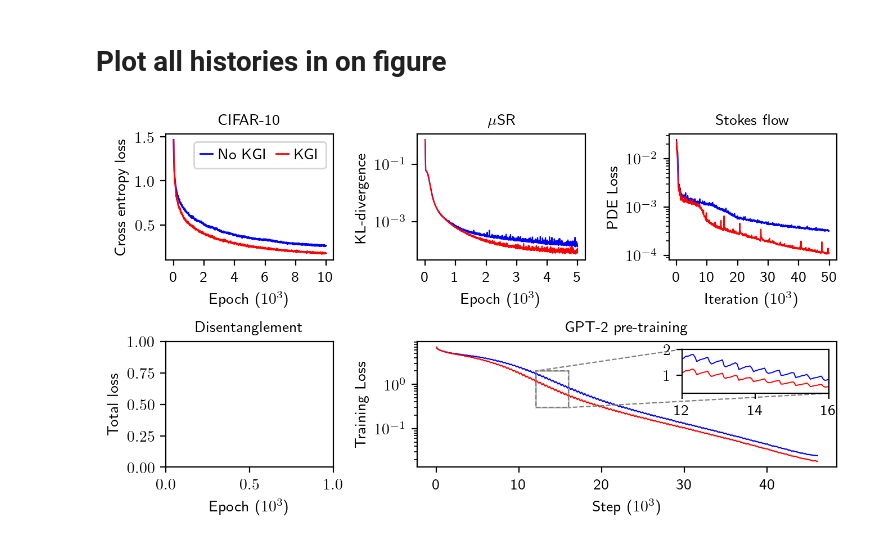
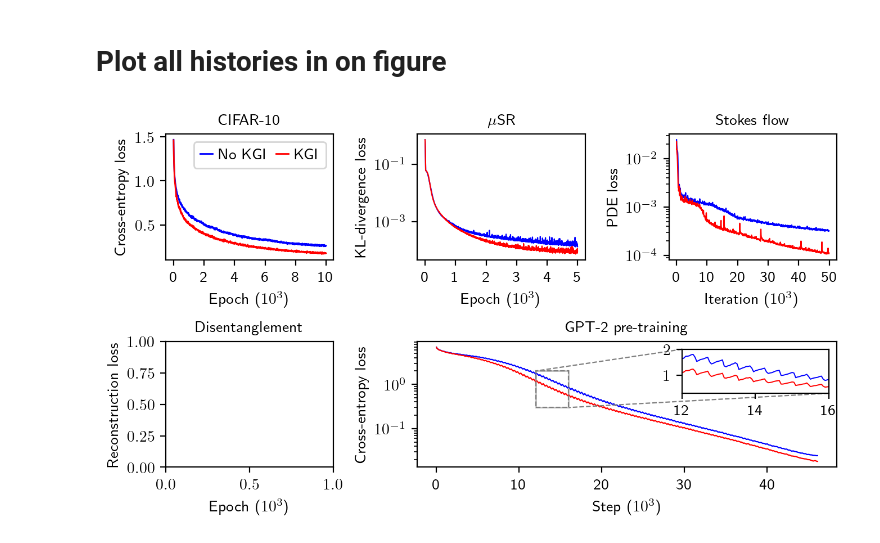
Before and after one commit to kuangdai/mlp_kgi, a Jupyter notebook: 07_gpt2.ipynb, the cells around one changed output. Drawn from its saved outputs; the diff is of its cells as text; code cells hidden in the pictures.

```diff
--- a/07_gpt2.ipynb
+++ b/07_gpt2.ipynb
@@ -154,7 +154,7 @@ ax.plot(np.arange(1, 10000 + 1, 10), moving_ave(hist_def, 1), label="No KGI", lw
 ax.plot(np.arange(1, 10000 + 1, 10), moving_ave(hist_kgi, 1), label="KGI", lw=1, c='r')
 ax.set_xticks([0, 2000, 4000, 6000, 8000, 10000],
               [0, 2, 4, 6, 8, 10])
-ax.set_ylabel("Cross entropy loss")
+ax.set_ylabel("Cross-entropy loss")
 ax.set_xlabel("Epoch ($10^3$)")
 ax.legend(ncol=2, handlelength=.8, columnspacing=.5, handletextpad=.4)
 ax.set_title("CIFAR-10", fontsize=10)
@@ -168,7 +168,7 @@ hist_kgi = np.loadtxt('results/muons_paper/0_True')
 ax.plot(np.arange(0, 5000 - 4), moving_ave(hist_def, 5), label='No KGI', lw=.8, c='b')
 ax.plot(np.arange(0, 5000 - 4), moving_ave(hist_kgi, 5), label='KGI', lw=.8, c='r')
 ax.set_yscale("log")
-ax.set_ylabel('KL-divergence')
+ax.set_ylabel('KL-divergence loss')
 ax.set_xlabel("Epoch ($10^3$)")
 ticks = np.array([0, 1000, 2000, 3000, 4000, 5000])
 ax.set_xticks(ticks, ticks // 1000)
@@ -183,42 +183,42 @@ ax.plot(np.arange(0, 50000 // 20 - 3), moving_ave(hist_def, 5), label="No KGI",
 ax.plot(np.arange(0, 50000 // 20 - 3), moving_ave(hist_kgi, 5), label="KGI", lw=.8, c='r')
 ax.set_xticks([0, 10000 // 20, 20000 // 20, 30000 // 20, 40000 // 20, 50000 // 20],
               [0, 10, 20, 30, 40, 50])
-ax.set_ylabel("PDE Loss")
+ax.set_ylabel("PDE loss")
 ax.set_xlabel("Iteration ($10^3$)")
 ax.set_yscale("log")
 ax.set_title('Stokes flow', fontsize=10)
 
 # disentanglement
 ax = ax4
-ax.set_ylabel("Total loss")
+ax.set_ylabel("Reconstruction loss")
 ax.set_xlabel("Epoch ($10^3$)")
 ax.set_title("Disentanglement", fontsize=10)
 
 # GPT-2
 ax = ax5
 out_dir = Path("results/gpt2_paper")
 hist_def = read_history(out_dir / f"{seed_}_{False}" / "trainer_state.json")[:, 1]
 hist_kgi = read_history(out_dir / f"{seed_}_{True}" / "trainer_state.json")[:, 1]
 ax.plot(np.arange(0, 46350 // 50 - 4), moving_ave(hist_def, 5), label="No KGI", lw=.8, c='b')
 ax.plot(np.arange(0, 46350 // 50 - 4), moving_ave(hist_kgi, 5), label="KGI", lw=.8, c='r')
 ticks = np.array([0, 200, 400, 600, 800])
 ax.set_xticks(ticks, ticks * 50 // 1000)
-ax.set_ylabel("Training Loss")
+ax.set_ylabel("Cross-entropy loss")
 ax.set_xlabel("Step ($10^3$)")
 ax.set_yscale("log")
 
 axins = inset_axes(ax, width="35%", height="35%", loc='upper right')
 axins.plot(np.arange(0, 46350 // 50), moving_ave(hist_def, 1), lw=.7, c='b')
 axins.plot(np.arange(0, 46350 // 50), moving_ave(hist_kgi, 1), lw=.7, c='r')
 axins.set_xlim(250, 300)
 axins.set_ylim(.3, 2)
 axins.set_xticks([240, 280, 320], [12, 14, 16])
 mark_inset(ax, axins, loc1=2, loc2=4, fc="none", ec="0.5", lw=.8, zorder=-1, ls="--")
 ax.indicate_inset_zoom(axins)
 ax.set_title("GPT-2 pre-training", fontsize=10)
 
 # save
 plt.savefig("figs/hists.pdf", bbox_inches='tight', pad_inches=0.01)
 plt.show()
 # %% [output]
-[figure, old version]
+[figure, new version]
```
Also changed, not shown: 1 other file.
